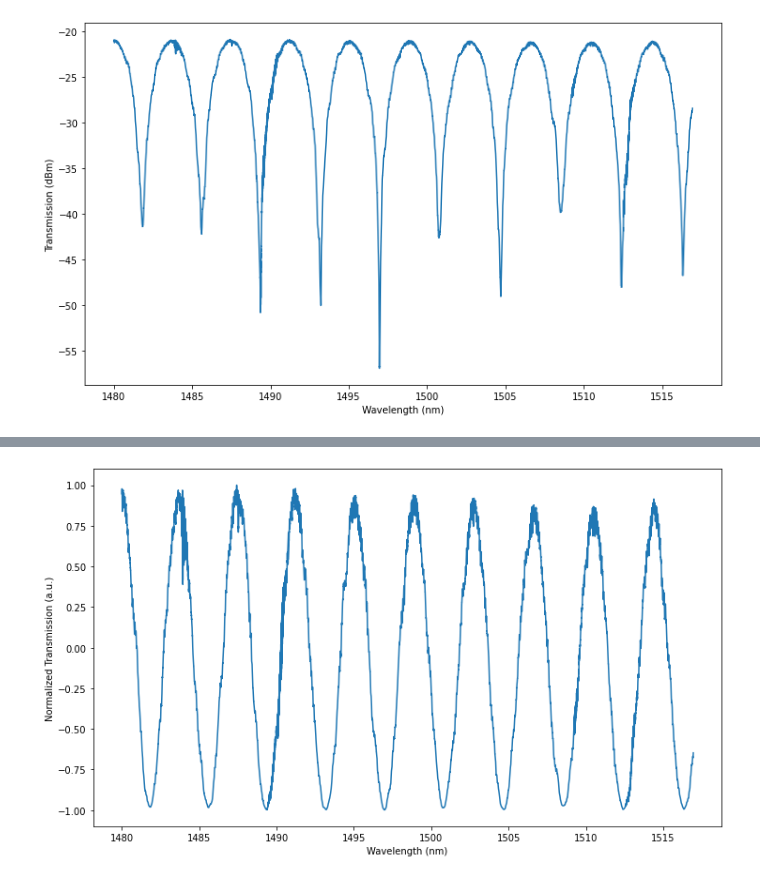
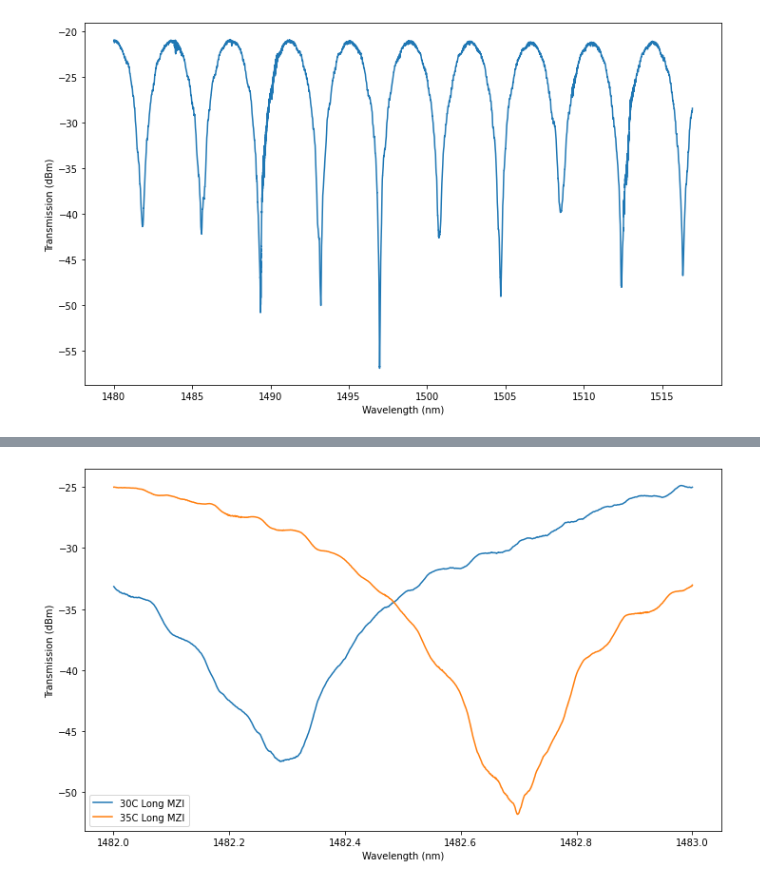
Before and after one commit to sfsernao/Bootcamp_BSU_MIT, a Jupyter notebook: Integrated_MZI_DiffTemp.ipynb, the cells around one changed output, grey strips where cells are left out. Cells and saved outputs as stored; diff of their text form; code cells hidden in the pictures.

```diff
--- a/Integrated_MZI_DiffTemp.ipynb
+++ b/Integrated_MZI_DiffTemp.ipynb
@@ -47,3 +48,25 @@ ax.text(0.05, 0.95, textstr, fontsize=12,   transform=ax.transAxes,   verticalal
 ax.ticklabel_format(useOffset=False)
 # %% [output]
 [figure]
+# %%
+MZI_L_T2="/content/MZI_Long_30C.csv" # Long MZI with temperature 30C Arm difference to be calculated
+# %%
+# Plot in dBm of the long MZI at 30C for the full stage
+LT2=pd.read_csv(MZI_L_T2, sep=',' , skiprows=0, skip_blank_lines=True, header=None)
+
+dataX_LT2=np.array(LT2.iloc[1:][0])   # Definition of the array for the wavelenghts in nanometers
+dataY_LT2=np.array(LT2.iloc[1:][1])   # Definition of the power in dBm
+
+# Plotting the data
+fig, ax=plt.subplots()
+ax.plot(dataX_LT1,dataY_LT1, label = 'Ambient Temperature')
+ax.plot(dataX_LT2,dataY_LT2, label = '30 C')
+# Defining the labels
+ax.set_xlabel('Wavelength (nm)')
+ax.set_ylabel('Transmission (dBm)')
+ax.legend()
+
+textstr = None
+
+ax.text(0.05, 0.95, textstr, fontsize=12,   transform=ax.transAxes,   verticalalignment='top')
+ax.ticklabel_format(useOffset=False)
@@ -67,16 +195,27 @@ ax.ticklabel_format(useOffset=False)
+# %%
+MZI_L_T3="/content/MZI_Long_35C.csv"  #Edit this! Make sure it has been uploaded.
+# Remember to save copies of your plots in your google drive so you can access the plots later
+# This is the MZI L: Long for T1: Temperature 1 which is room temperature
+# %%
+# Plot in dBm of the short MZI at room temperature
+SL3=pd.read_csv(MZI_L_T3, sep=',' , skiprows=0, skip_blank_lines=True, header=None)
+
+dataX_LT3=np.array(SL3.iloc[1:][0])   # Definition of the array for the wavelenghts in nanometers
+dataY_LT3=np.array(SL3.iloc[1:][1])   # Definition of the power in dBm
 # %%
-# Normalization of the data, getting the values of the cosine between -1 and +1
-Max_Trans=max(dataY_linear)
-dataY_norm=(dataY_linear/Max_Trans)*2-1
-
+ni=2000
+nf=3000
 fig, ax=plt.subplots()
-ax.plot(dataX,dataY_norm)
+plt.plot(dataX_LT2[ni:nf],dataY_LT2[ni:nf], label = '30C Long MZI')
+plt.plot(dataX_LT3[ni:nf],dataY_LT3[ni:nf], label = '35C Long MZI')
+# Defining the labels
 ax.set_xlabel('Wavelength (nm)')
-ax.set_ylabel('Normalized Transmission (a.u.)')
+ax.set_ylabel('Transmission (dBm)')
+ax.legend()
 
 textstr = None
 
 ax.text(0.05, 0.95, textstr, fontsize=12,   transform=ax.transAxes,   verticalalignment='top')
 ax.ticklabel_format(useOffset=False)
 # %% [output]
-[figure, old version]
+[figure, new version]
```
Also changed, not shown: parts of 13 cells of this notebook.
